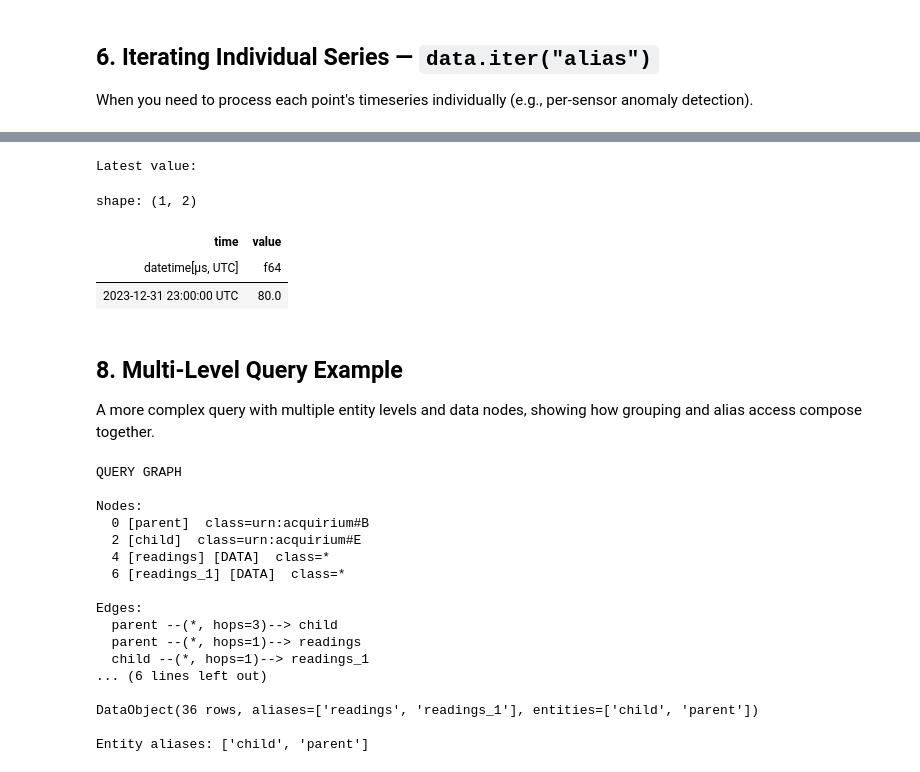
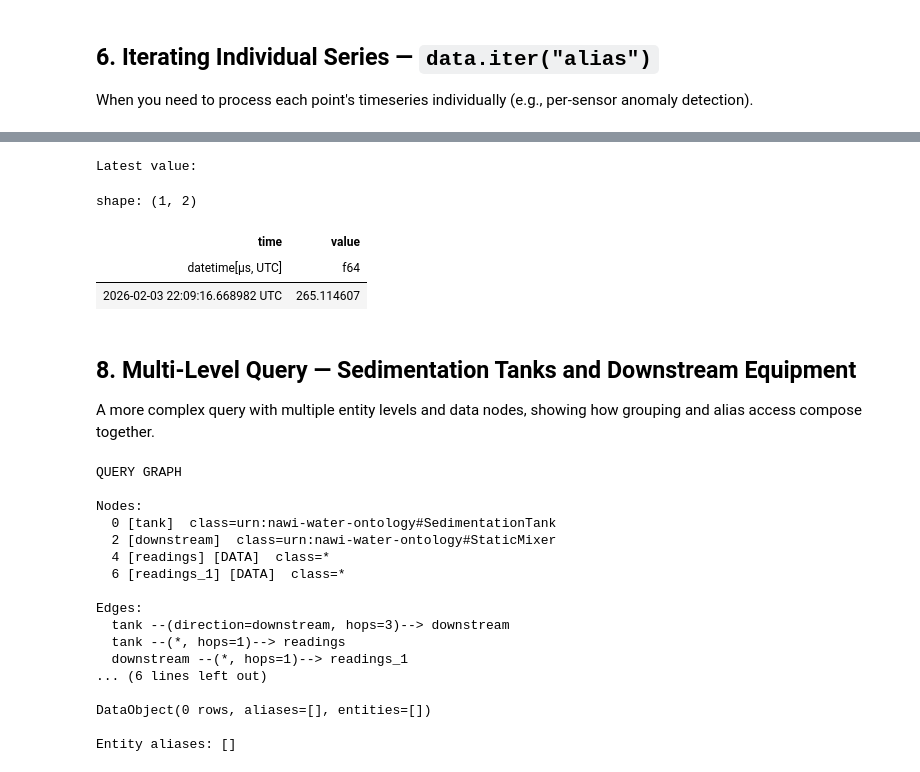
Before and after one commit to DataDrivenCPS/acquirium, a Jupyter notebook: notebooks/data_object_demo.ipynb, the cells around one changed output, grey strips where cells are left out. Cells and saved outputs as stored; diff of their text form; code cells hidden in the pictures.

```diff
--- a/notebooks/data_object_demo.ipynb
+++ b/notebooks/data_object_demo.ipynb
@@ -80,10 +95,22 @@ Access time-series by the alias you gave the data node in your query. Returns a
 # %%
-# See what aliases are available
-print("Data aliases:", data.aliases)
+# Build a query: find all Pumps and their sensor data
+pump_query = (
+    acq.find_entity(_class=WATR.Pump, alias="pump")
+        .find_data(alias="sensor")
+)
+pump_query.show_query_graph()
 
-# Access by alias name — returns [time, value]
-first_alias = data.aliases[0]
-df = data[first_alias]
-print(f"\ndata['{first_alias}']:")
-df
+data = pump_query.data(limit=5, order="desc", cast_value="float")
+print(data)  # shows "lazy" with approximate row count and time range
+
+# All of these work WITHOUT fetching time-series data:
+print(f"\nAliases: {data.aliases}")
+print(f"Entity aliases: {data.entity_aliases}")
+print(f"Total rows: ~{data.total_rows}")
+print(f"Time range: {data.time_range}")
+
+# Metadata also works without materialization
+print("\nMetadata (no data fetched yet):")
+print(data.metadata())
+print(f"\nStill lazy? {not data._materialized}")
 # %% [output]
@@ -233,5 +283,10 @@ Inspect what's in the DataObject without looking at the raw timeseries.
 # %%
+# Fresh lazy DataObject
+data = pump_query.data(cast_value="float")
+
 # Metadata: unique combinations of alias, point_uri, ref_uri, and entity URIs
-print("Metadata:")
-data.metadata()
+# This does NOT trigger materialization
+print("Metadata (lazy):")
+print(data.metadata())
+print(f"\nStill lazy: {not data._materialized}")
 # %% [output]
@@ -257,22 +341,22 @@ Ref info for 'sensor_data':
 # %%
-# Latest value for an alias
+# Latest value for an alias (triggers materialization)
 print("Latest value:")
-data.latest("sensor_data")
+data.latest("sensor")
 # %% [output]
 Latest value:
 shape: (1, 2)
 | time | value |
 | datetime[μs, UTC] | f64 |
-| 2023-12-31 23:00:00 UTC | 80.0 |
+| 2026-02-03 22:09:16.668982 UTC | 265.114607 |
 # %% [markdown]
-## 8. Multi-Level Query Example
+## 8. Multi-Level Query — Sedimentation Tanks and Downstream Equipment
 
 A more complex query with multiple entity levels and data nodes, showing how grouping and alias access compose together.
 # %%
-# Multi-level: find B entities, their related E entities, and all their data
+# Multi-level: find Sedimentation Tanks, their downstream equipment, and all data
 multi_query = (
-    acq.find_entity(_class=ACQUIRIUM_NS.B, alias="parent")
-       .find_related(_class=ACQUIRIUM_NS.E, alias="child")
+    acq.find_entity(_class=WATR.SedimentationTank, alias="tank")
+       .find_related(_class="static mixer",alias="downstream", direction="downstream")
        .find_all_data(alias="readings")
 )
 multi_query.show_query_graph()
@@ -284,18 +368,18 @@ print("\nEntity aliases:", multi_data.entity_aliases)
 QUERY GRAPH
 
 Nodes:
-  0 [parent]  class=urn:acquirium#B
-  2 [child]  class=urn:acquirium#E
+  0 [tank]  class=urn:nawi-water-ontology#SedimentationTank
+  2 [downstream]  class=urn:nawi-water-ontology#StaticMixer
   4 [readings] [DATA]  class=*
   6 [readings_1] [DATA]  class=*
 
 Edges:
-  parent --(*, hops=3)--> child
-  parent --(*, hops=1)--> readings
-  child --(*, hops=1)--> readings_1
+  tank --(direction=downstream, hops=3)--> downstream
+  tank --(*, hops=1)--> readings
+  downstream --(*, hops=1)--> readings_1
 ... (6 lines left out)
 
-DataObject(36 rows, aliases=['readings', 'readings_1'], entities=['child', 'parent'])
+DataObject(0 rows, aliases=[], entities=[])
 
-Entity aliases: ['child', 'parent']
+Entity aliases: []
 # %%
```
Also changed, not shown: parts of 23 cells of this notebook, 7 other files.
